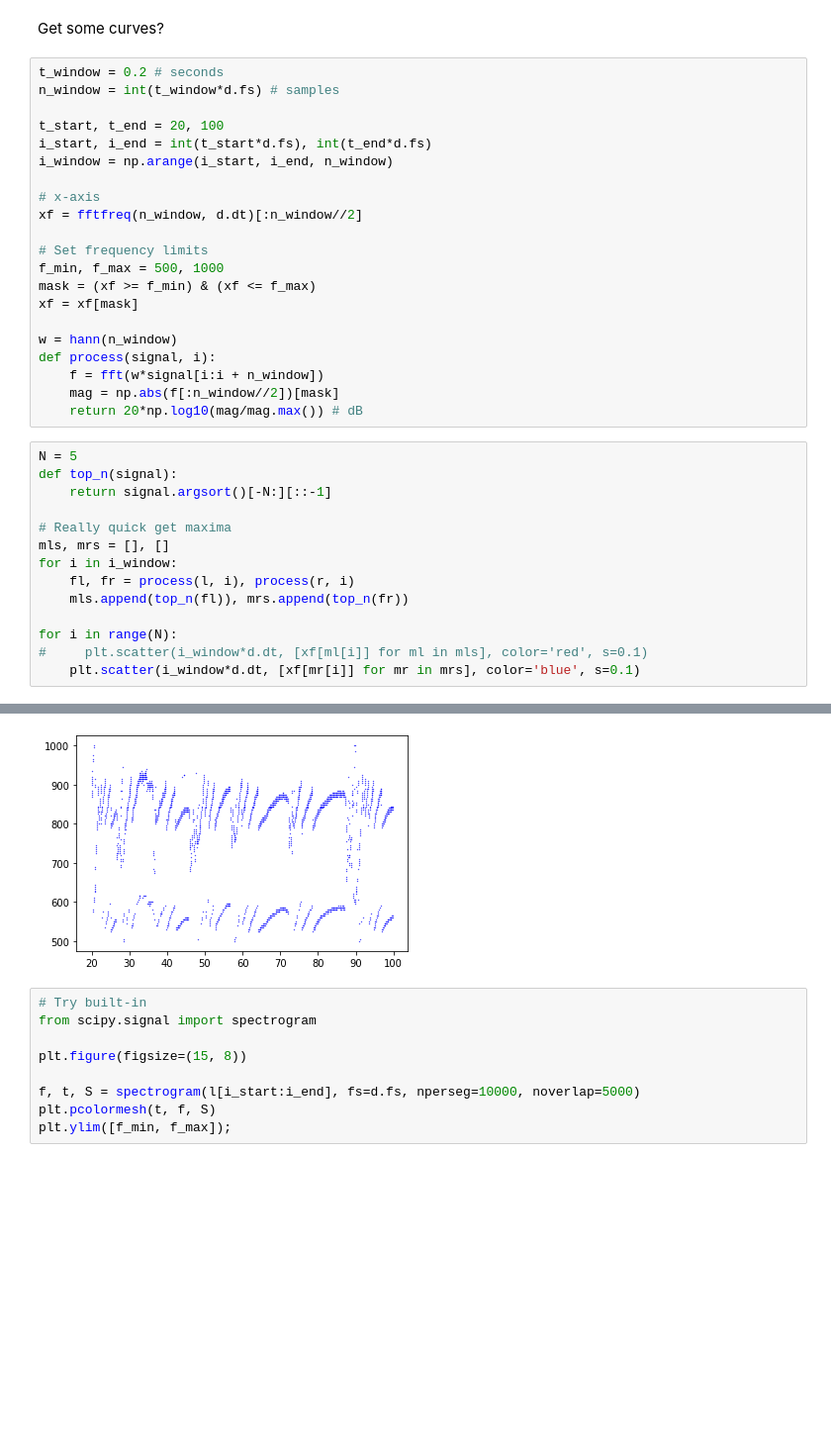
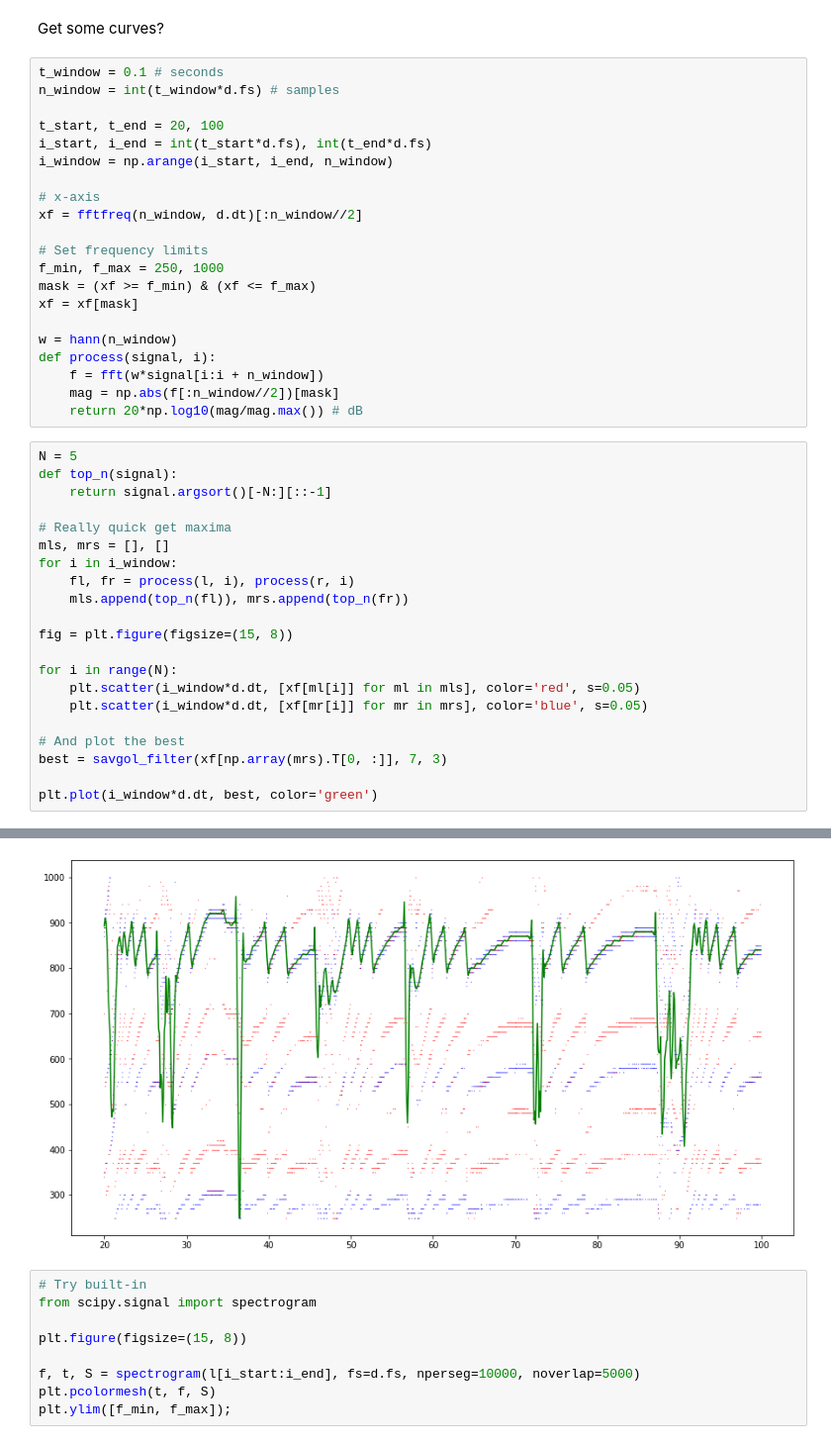
Before and after one commit to RoyVorster/fft-one, a Jupyter notebook: fft.ipynb, the cells around one changed output, grey strips where cells are left out. Shown: that part at 99% size. Drawn from its saved outputs; the diff is of its cells as text; blank space fills up the shorter version.

```diff
--- a/fft.ipynb
+++ b/fft.ipynb
@@ -28,7 +28,7 @@ from matplotlib.animation import FuncAnimation
 # %% [markdown]
 Get some curves?
 # %%
-t_window = 0.2 # seconds
+t_window = 0.1 # seconds
 n_window = int(t_window*d.fs) # samples
 
 t_start, t_end = 20, 100
@@ -39,7 +39,7 @@ i_window = np.arange(i_start, i_end, n_window)
 xf = fftfreq(n_window, d.dt)[:n_window//2]
 
 # Set frequency limits
-f_min, f_max = 500, 1000
+f_min, f_max = 250, 1000
 mask = (xf >= f_min) & (xf <= f_max)
 xf = xf[mask]
 
@@ -59,7 +59,14 @@ for i in i_window:
     fl, fr = process(l, i), process(r, i)
     mls.append(top_n(fl)), mrs.append(top_n(fr))
 
+fig = plt.figure(figsize=(15, 8))
+
 for i in range(N):
-#     plt.scatter(i_window*d.dt, [xf[ml[i]] for ml in mls], color='red', s=0.1)
-    plt.scatter(i_window*d.dt, [xf[mr[i]] for mr in mrs], color='blue', s=0.1)
+    plt.scatter(i_window*d.dt, [xf[ml[i]] for ml in mls], color='red', s=0.05)
+    plt.scatter(i_window*d.dt, [xf[mr[i]] for mr in mrs], color='blue', s=0.05)
+
+# And plot the best
+best = savgol_filter(xf[np.array(mrs).T[0, :]], 7, 3)
+
+plt.plot(i_window*d.dt, best, color='green')
 # %% [output]
@@ -66,4 +74,4 @@ for i in range(N):
-[figure, old version]
+[figure, new version]
 # %%
 # Try built-in
 from scipy.signal import spectrogram
```
Also changed, not shown: parts of 1 cell of this notebook.
